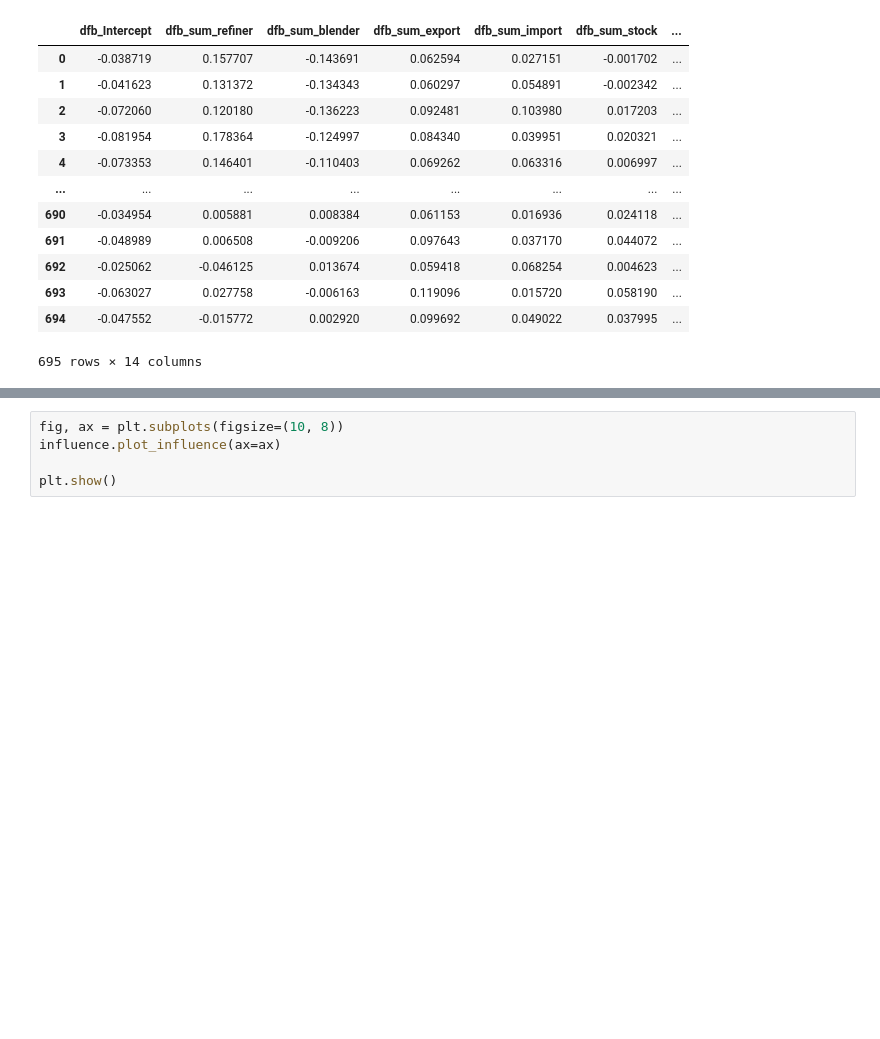
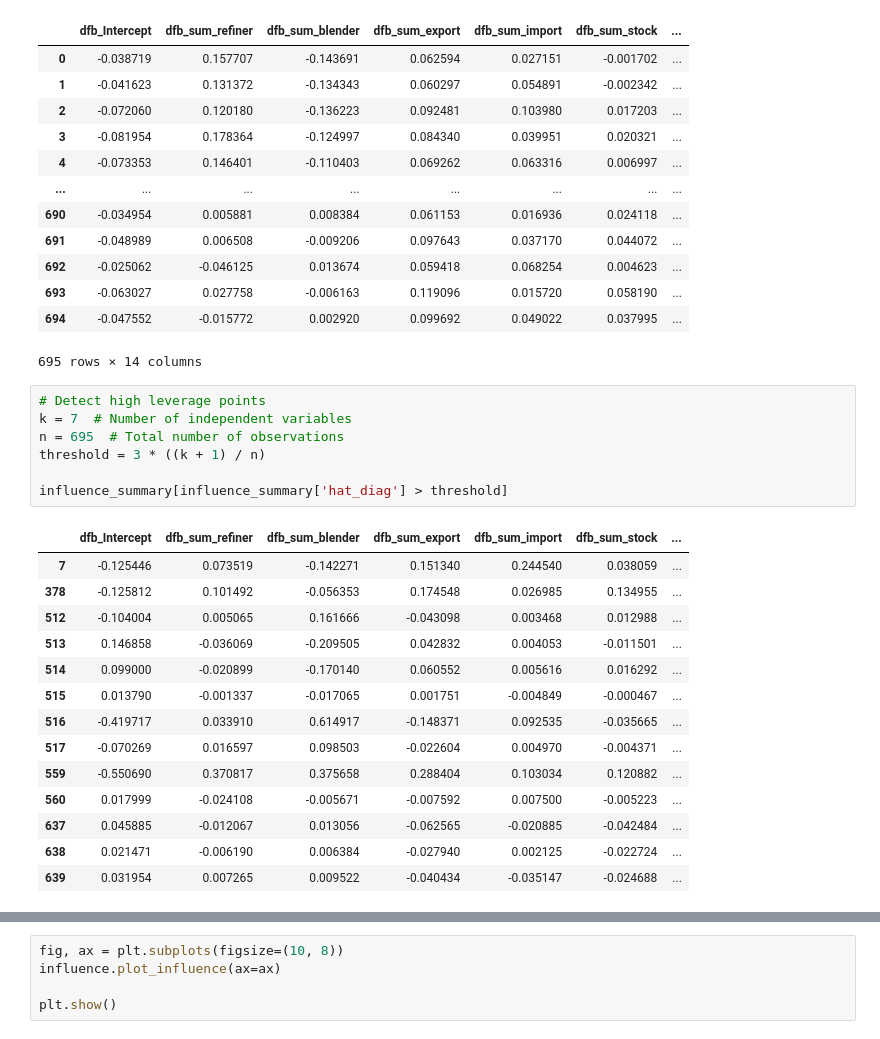
Before and after one commit to florencex5/Hard_Commodities, a Jupyter notebook: crudeOil_project_review.ipynb, the cells around one changed output, grey strips where cells are left out. Cells and saved outputs as stored; diff of their text form; blank space fills up the shorter version.

```diff
--- a/crudeOil_project_review.ipynb
+++ b/crudeOil_project_review.ipynb
@@ -292,3 +274,25 @@ influence_summary
 | 693 | -0.063027 | 0.027758 | -0.006163 | 0.119096 | 0.015720 | 0.058190 | ... |
 | 694 | -0.047552 | -0.015772 | 0.002920 | 0.099692 | 0.049022 | 0.037995 | ... |
 695 rows × 14 columns
+# %%
+# Detect high leverage points
+k = 7  # Number of independent variables
+n = 695  # Total number of observations
+threshold = 3 * ((k + 1) / n)
+
+influence_summary[influence_summary['hat_diag'] > threshold]
+# %% [output]
+|  | dfb_Intercept | dfb_sum_refiner | dfb_sum_blender | dfb_sum_export | dfb_sum_import | dfb_sum_stock | ... |
+| 7 | -0.125446 | 0.073519 | -0.142271 | 0.151340 | 0.244540 | 0.038059 | ... |
+| 378 | -0.125812 | 0.101492 | -0.056353 | 0.174548 | 0.026985 | 0.134955 | ... |
+| 512 | -0.104004 | 0.005065 | 0.161666 | -0.043098 | 0.003468 | 0.012988 | ... |
+| 513 | 0.146858 | -0.036069 | -0.209505 | 0.042832 | 0.004053 | -0.011501 | ... |
+| 514 | 0.099000 | -0.020899 | -0.170140 | 0.060552 | 0.005616 | 0.016292 | ... |
+| 515 | 0.013790 | -0.001337 | -0.017065 | 0.001751 | -0.004849 | -0.000467 | ... |
+| 516 | -0.419717 | 0.033910 | 0.614917 | -0.148371 | 0.092535 | -0.035665 | ... |
+| 517 | -0.070269 | 0.016597 | 0.098503 | -0.022604 | 0.004970 | -0.004371 | ... |
+| 559 | -0.550690 | 0.370817 | 0.375658 | 0.288404 | 0.103034 | 0.120882 | ... |
+| 560 | 0.017999 | -0.024108 | -0.005671 | -0.007592 | 0.007500 | -0.005223 | ... |
+| 637 | 0.045885 | -0.012067 | 0.013056 | -0.062565 | -0.020885 | -0.042484 | ... |
+| 638 | 0.021471 | -0.006190 | 0.006384 | -0.027940 | 0.002125 | -0.022724 | ... |
+| 639 | 0.031954 | 0.007265 | 0.009522 | -0.040434 | -0.035147 | -0.024688 | ... |
```
Also changed, not shown: parts of 18 cells of this notebook.
